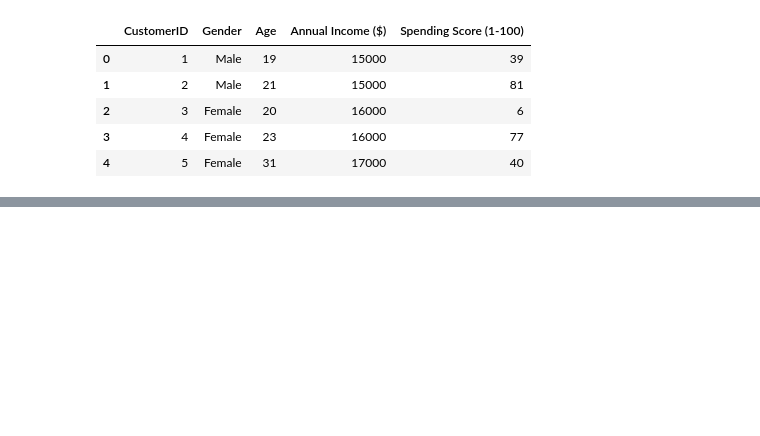
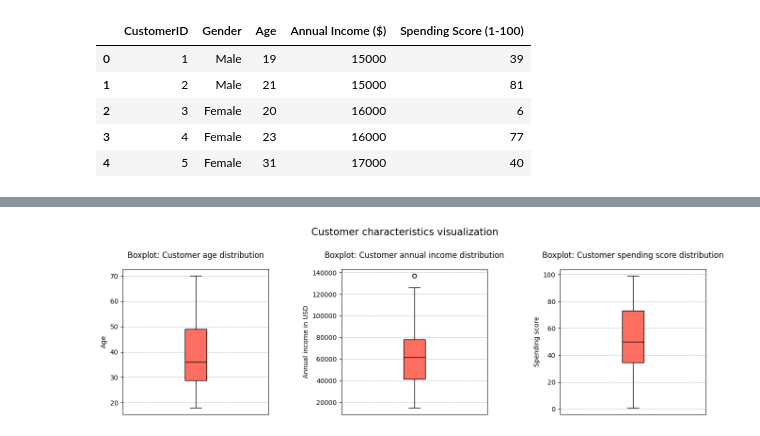
Before and after one commit to dalimvc/Clustering-and-Classification-Models, a Jupyter notebook: DS24-Clustering-b21dalmi.ipynb, the cells around one changed output, grey strips where cells are left out. Drawn from its saved outputs; the diff is of its cells as text; code cells hidden in the pictures; blank space fills up the shorter version.

```diff
--- a/DS24-Clustering-b21dalmi.ipynb
+++ b/DS24-Clustering-b21dalmi.ipynb
@@ -37,0 +121,33 @@ df.head()
+# %%
+fig, axs = plt.subplots(1, 3, figsize=(16, 4))
+axs = axs.flatten()
+
+box_0 = axs[0].boxplot(df['Age'], medianprops=dict(color='black'), patch_artist=True)
+axs[0].set_title("Boxplot: Customer age distribution", y=1.05)
+axs[0].set_ylabel("Age")
+axs[0].set_xticks([])
+axs[0].grid(True, which='both', axis='y', linestyle='--', linewidth=0.7)
+for patch in box_0['boxes']:
+    patch.set_facecolor(colors[1])
+
+box_1 = axs[1].boxplot(df['Annual Income ($)'], medianprops=dict(color='black'), patch_artist=True)
+axs[1].set_title("Boxplot: Customer annual income distribution", y=1.05)
+axs[1].set_ylabel("Annual income in USD")
+axs[1].set_xticks([])
+axs[1].grid(True, which='both', axis='y', linestyle='--', linewidth=0.7)
+for patch in box_1['boxes']:
+    patch.set_facecolor(colors[1])
+
+box_2 = axs[2].boxplot(df['Spending Score (1-100)'], medianprops=dict(color='black'), patch_artist=True)
+axs[2].set_title("Boxplot: Customer spending score distribution", y=1.05)
+axs[2].set_ylabel("Spending score")
+axs[2].set_xticks([])
+axs[2].grid(True, which='both', axis='y', linestyle='--', linewidth=0.7)
+for patch in box_2['boxes']:
+    patch.set_facecolor(colors[1])
+
+plt.suptitle("Customer characteristics visualization", fontsize=15, y=1.1)
+plt.subplots_adjust(hspace=0.7, wspace=0.5)
+plt.show()
+# %% [output]
+[figure, added]
```
Also changed, not shown: parts of 13 cells of this notebook.
